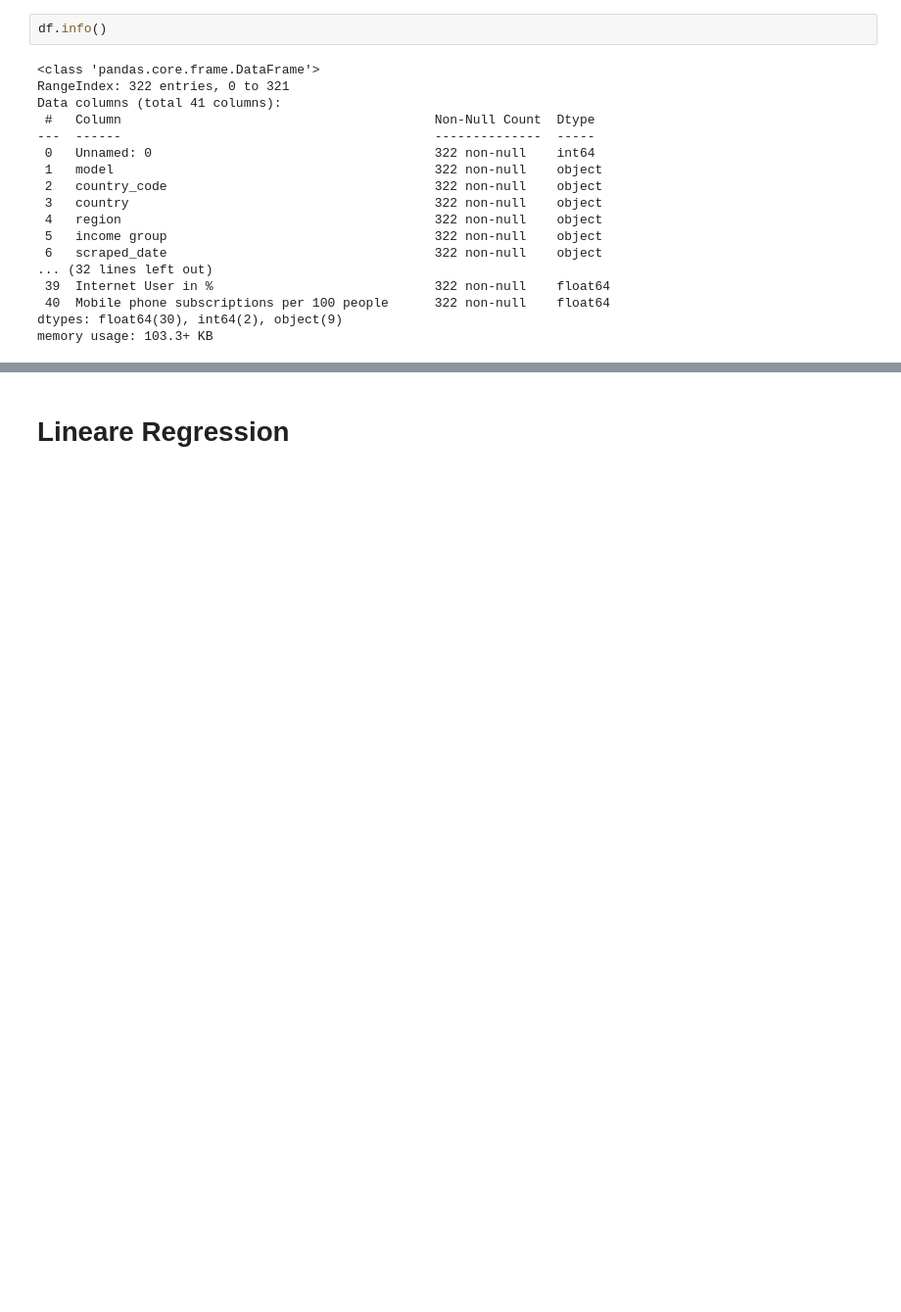
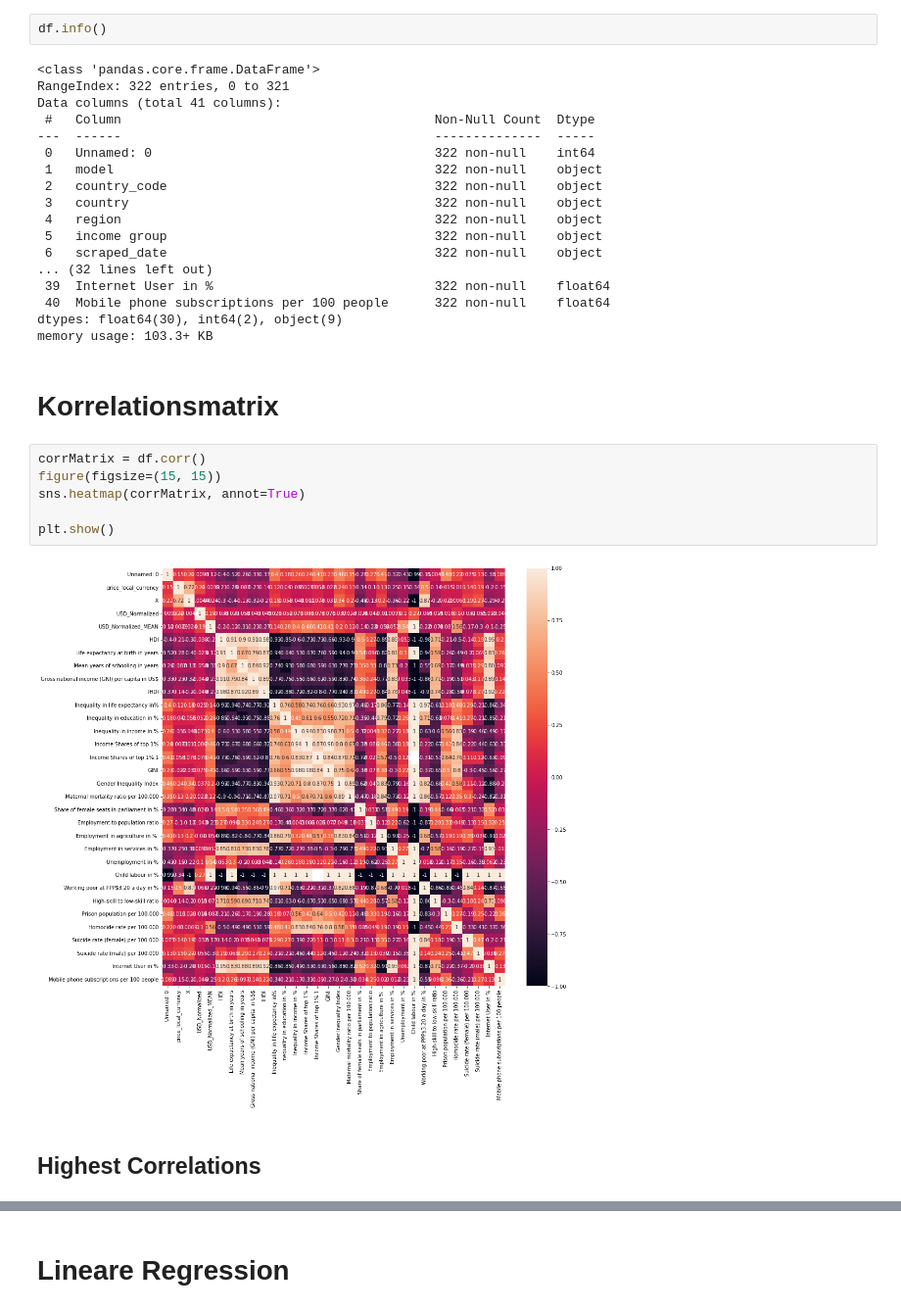
Before and after one commit to lsch0lz/businessintelligence, a Jupyter notebook: Analysis.ipynb, the cells around one changed output, grey strips where cells are left out. Shown: that part at 98% size. Cells and saved outputs as stored; diff of their text form; blank space fills up the shorter version.

```diff
--- a/Analysis.ipynb
+++ b/Analysis.ipynb
@@ -38,3 +39,15 @@ Data columns (total 41 columns):
  40  Mobile phone subscriptions per 100 people      322 non-null    float64
 dtypes: float64(30), int64(2), object(9)
 memory usage: 103.3+ KB
+# %% [markdown]
+# Korrelationsmatrix
+# %%
+corrMatrix = df.corr()
+figure(figsize=(15, 15))
+sns.heatmap(corrMatrix, annot=True)
+
+plt.show()
+# %% [output]
+[figure, added]
+# %% [markdown]
+## Highest Correlations
```
Also changed, not shown: parts of 30 cells of this notebook, 4 other files.
